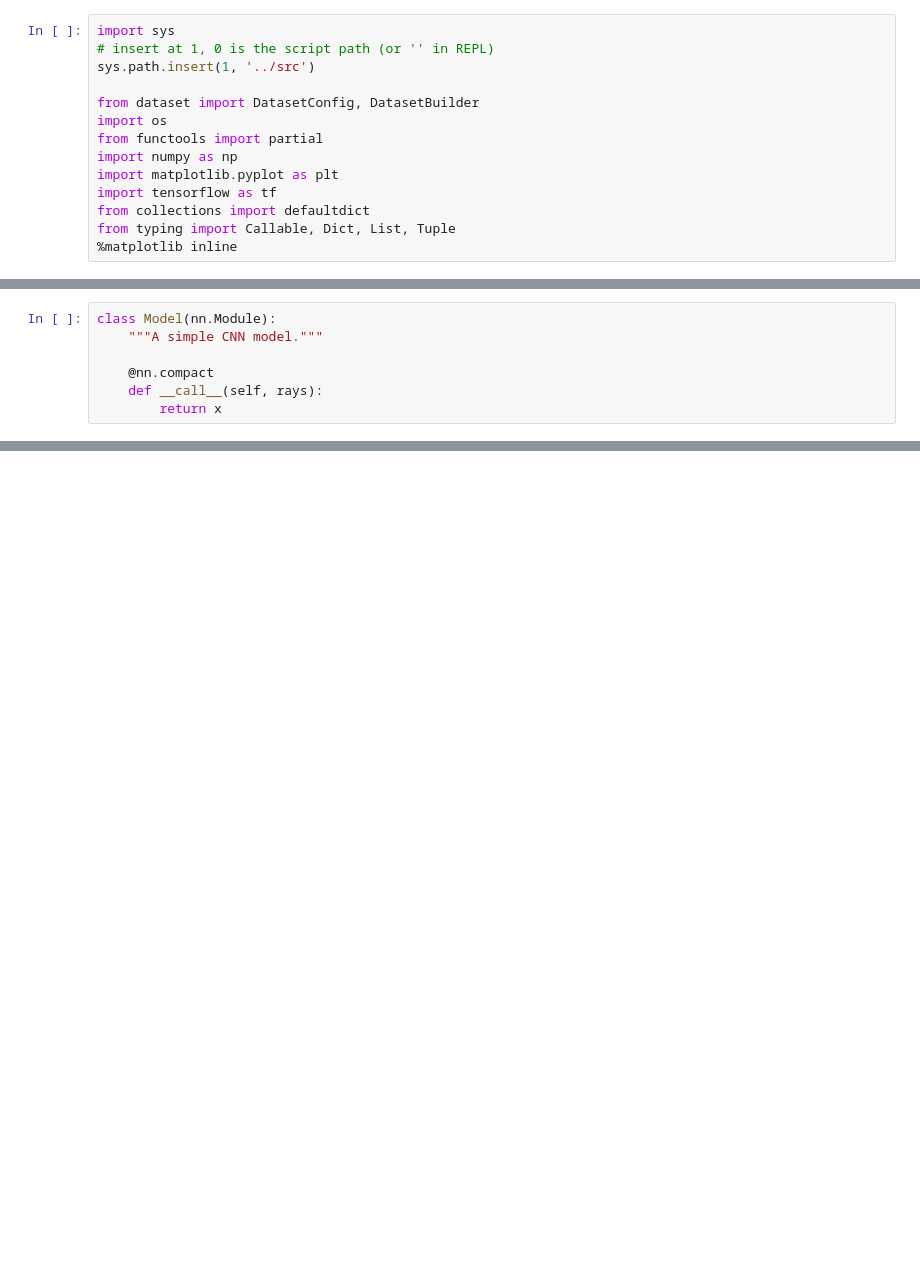
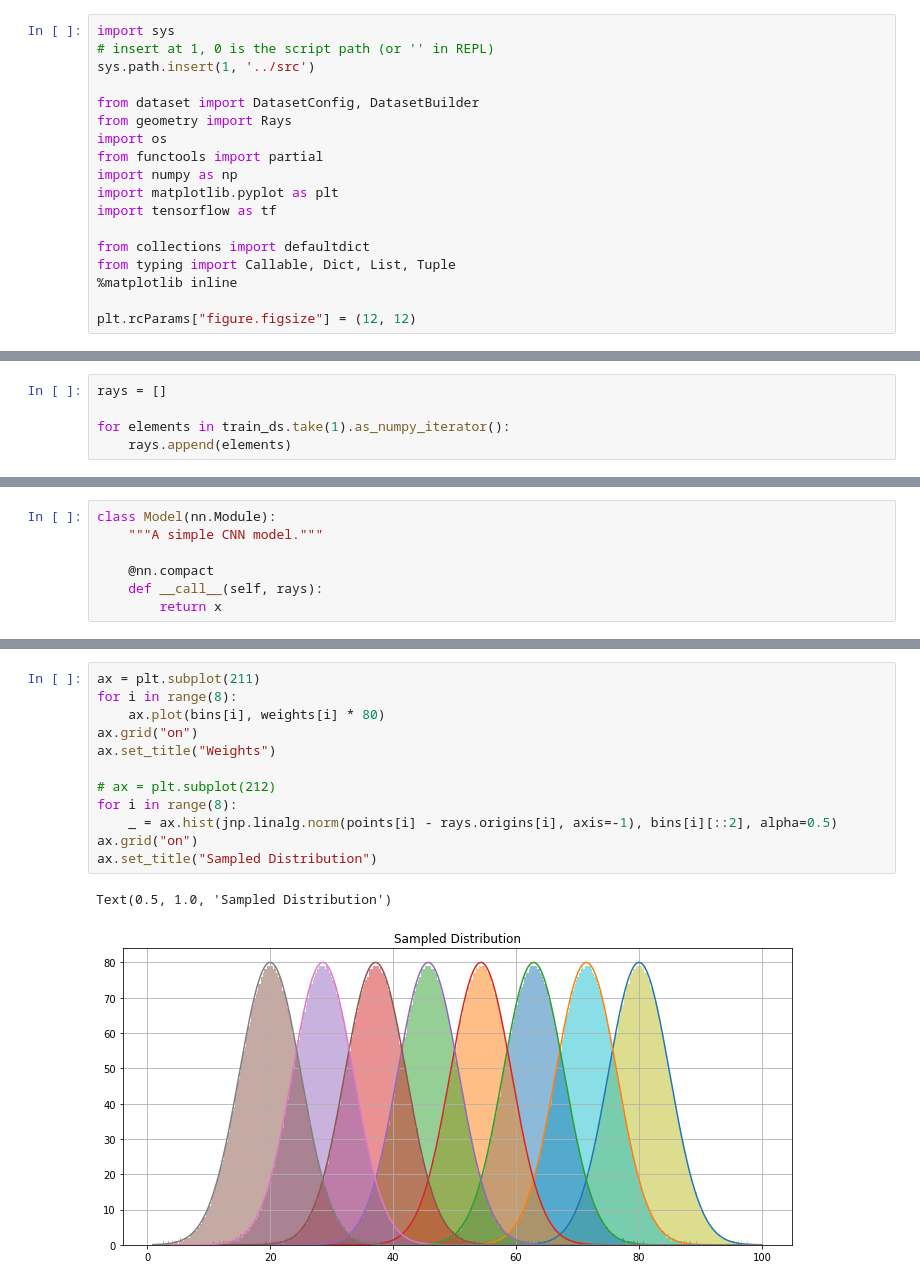
Before and after one commit to liangkaizhang/yet-another-jax-nerf, a Jupyter notebook: scripts/test_model.ipynb, the cells around one changed output, grey strips where cells are left out. Cells and saved outputs as stored; diff of their text form; blank space fills up the shorter version.

```diff
--- a/scripts/test_model.ipynb
+++ b/scripts/test_model.ipynb
@@ -4,14 +4,18 @@ import sys
 sys.path.insert(1, '../src')
 
 from dataset import DatasetConfig, DatasetBuilder
+from geometry import Rays
 import os
 from functools import partial
 import numpy as np
 import matplotlib.pyplot as plt
 import tensorflow as tf
+
 from collections import defaultdict
 from typing import Callable, Dict, List, Tuple
 %matplotlib inline
+
+plt.rcParams["figure.figsize"] = (12, 12)
 # %%
 ds_config =  DatasetConfig(model_dir='../dataset/pinecone/sparse/0/',
                            images_dir='../dataset/pinecone/images/',
@@ -19,3 +23,8 @@ ds_config =  DatasetConfig(model_dir='../dataset/pinecone/sparse/0/',
                            batch_size=8)
 dataset_builder = DatasetBuilder(ds_config)
 train_ds = dataset_builder.build_train_dataset()
+# %%
+rays = []
+
+for elements in train_ds.take(1).as_numpy_iterator():
+    rays.append(elements)
@@ -31,0 +125,15 @@ class Model(nn.Module):
+# %%
+ax = plt.subplot(211)
+for i in range(8):
+    ax.plot(bins[i], weights[i] * 80)
+ax.grid("on")
+ax.set_title("Weights")
+
+# ax = plt.subplot(212)
+for i in range(8):
+    _ = ax.hist(jnp.linalg.norm(points[i] - rays.origins[i], axis=-1), bins[i][::2], alpha=0.5)
+ax.grid("on")
+ax.set_title("Sampled Distribution")
+# %% [output]
+Text(0.5, 1.0, 'Sampled Distribution')
+[figure, added]
```
Also changed, not shown: parts of 8 cells of this notebook, 6 other files.
